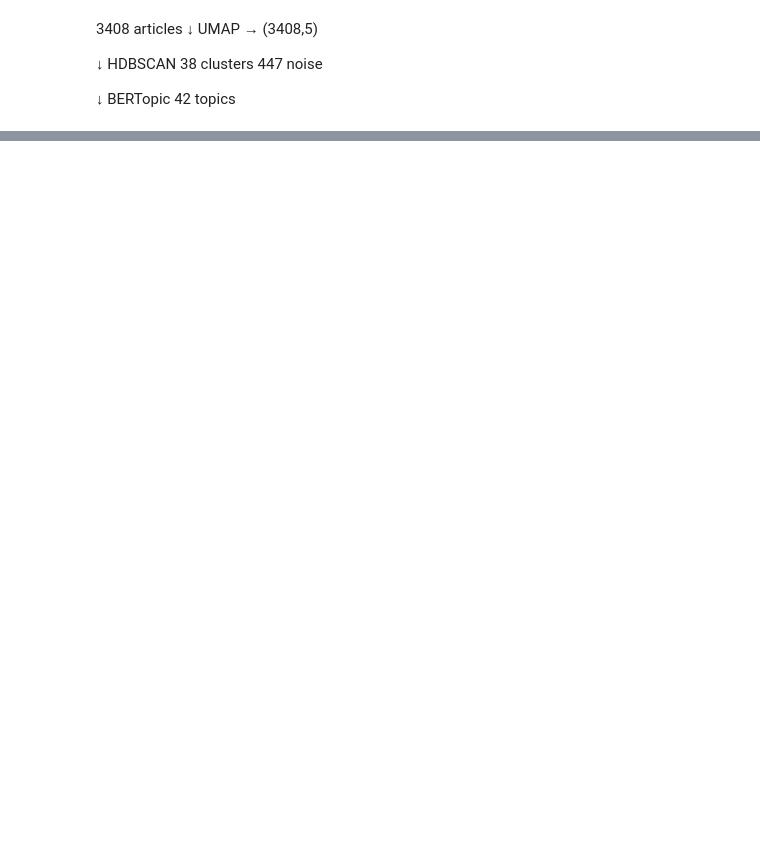
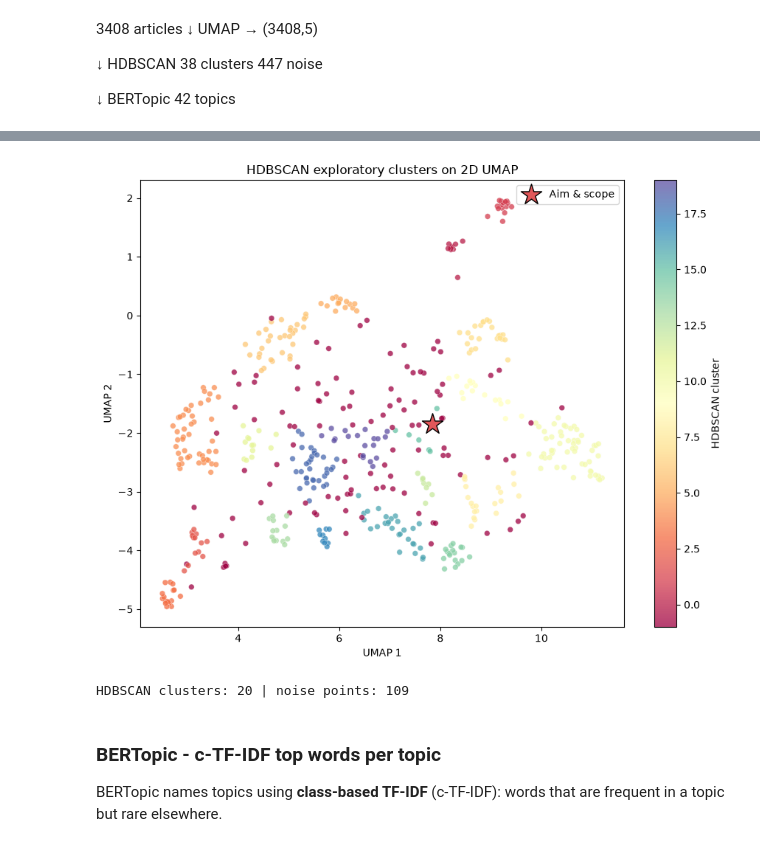
Before and after one commit to kaiyrin/scijonlp26, a Jupyter notebook: visualization_analysis.ipynb, the cells around one changed output, grey strips where cells are left out. Saved outputs shown, nothing was run; the diff lists cells and outputs as text; code cells hidden in the pictures; blank space fills up the shorter version.

```diff
--- a/visualization_analysis.ipynb
+++ b/visualization_analysis.ipynb
@@ -85,0 +176,50 @@ topic_model.visualize_heatmap()
+# %%
+# Ensure labels are available for current 2D points
+hdbscan_model, cluster_labels = hdbscan_articles(articles_2d)
+
+# Reuse existing dataframe/coordinates already prepared in the notebook
+articles["hdbscan_cluster"] = cluster_labels
+AIM_COLOR = "#E15759"
+
+fig, ax = plt.subplots(figsize=(9, 7))
+
+clusters = articles["hdbscan_cluster"].values
+sc = ax.scatter(
+    articles["x"],
+    articles["y"],
+    c=clusters,
+    cmap="Spectral",
+    alpha=0.75,
+    s=30,
+    edgecolors="white",
+    linewidths=0.3,
+)
+plt.colorbar(sc, ax=ax, label="HDBSCAN cluster")
+ax.scatter(
+    [aim_x],
+    [aim_y],
+    marker="*",
+    s=450,
+    c=AIM_COLOR,
+    edgecolors="black",
+    linewidths=1,
+    label="Aim & scope",
+)
+
+ax.set_title("HDBSCAN exploratory clusters on 2D UMAP")
+ax.set_xlabel("UMAP 1")
+ax.set_ylabel("UMAP 2")
+ax.legend()
+plt.tight_layout()
+plt.show()
+
+n_topics = len(set(clusters)) - (1 if -1 in clusters else 0)
+n_noise = int((clusters == -1).sum())
+print(f"HDBSCAN clusters: {n_topics} | noise points: {n_noise}")
+# %% [output]
+[figure, added]
+HDBSCAN clusters: 20 | noise points: 109
+# %% [markdown]
+### BERTopic - c-TF-IDF top words per topic
+
+BERTopic names topics using **class-based TF-IDF** (c-TF-IDF): words that are frequent in a topic but rare elsewhere.
```
Also changed, not shown: parts of 41 cells of this notebook, 4 other files.
